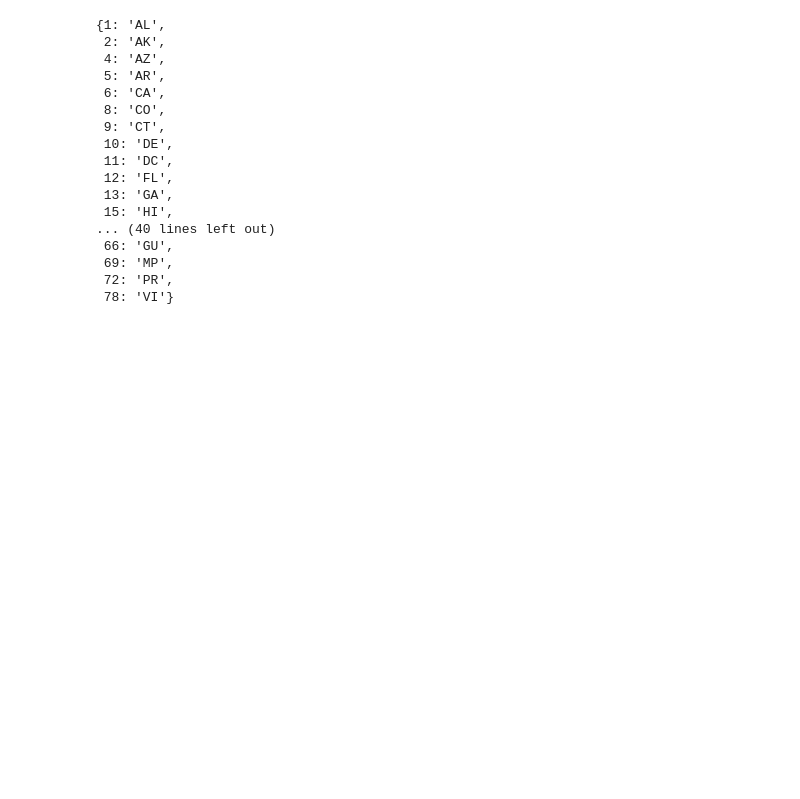
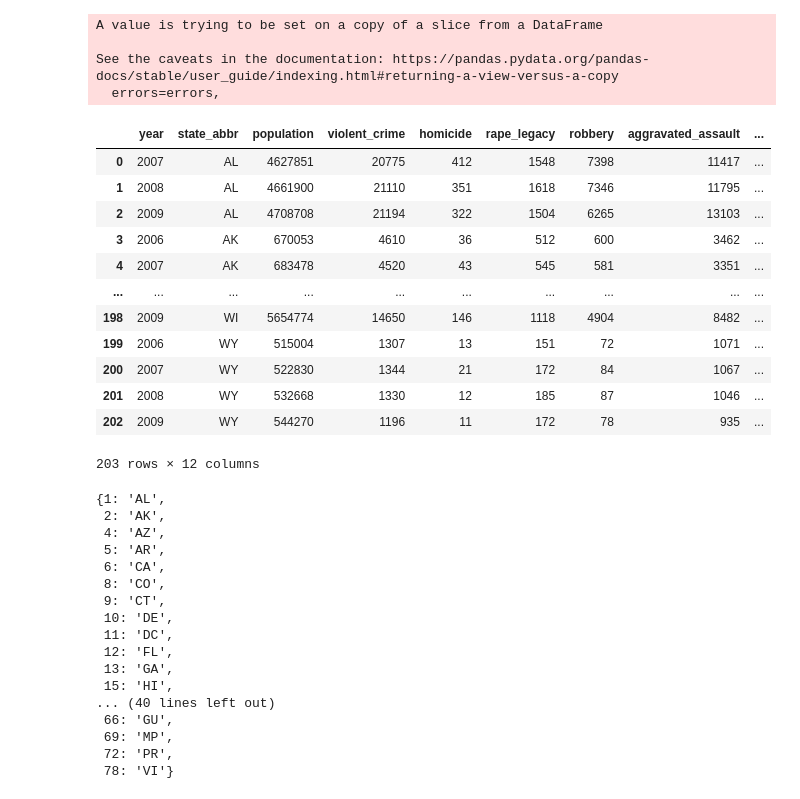
Before and after one commit to klcurtiss/Project1work, a Jupyter notebook: Cleaning Data.ipynb, the cells around one changed output. Drawn from its saved outputs; the diff is of its cells as text; code cells hidden in the pictures; blank space fills up the shorter version.

```diff
--- a/Untitled.ipynb
+++ b/Cleaning Data.ipynb
@@ -25,3 +51,30 @@ estimated_crimes
+# %%
+#Drop two columns with mostly NaN values
+estimated_crimes_2006_09.drop(['rape_revised','caveats'],axis=1,inplace=True)
+estimated_crimes_2006_09 = estimated_crimes_2006_09.iloc[5:]
+
+#Start a new index and drop the old one
+estimated_crimes_2006_09.reset_index(inplace = True)
+estimated_crimes_2006_09.drop(columns = ['index'], inplace = True)
+estimated_crimes_2006_09
+# %% [output]
+A value is trying to be set on a copy of a slice from a DataFrame
+
+See the caveats in the documentation: https://pandas.pydata.org/pandas-docs/stable/user_guide/indexing.html#returning-a-view-versus-a-copy
+  errors=errors,
+|  | year | state_abbr | population | violent_crime | homicide | rape_legacy | robbery | aggravated_assault | ... |
+| 0 | 2007 | AL | 4627851 | 20775 | 412 | 1548 | 7398 | 11417 | ... |
+| 1 | 2008 | AL | 4661900 | 21110 | 351 | 1618 | 7346 | 11795 | ... |
+| 2 | 2009 | AL | 4708708 | 21194 | 322 | 1504 | 6265 | 13103 | ... |
+| 3 | 2006 | AK | 670053 | 4610 | 36 | 512 | 600 | 3462 | ... |
+| 4 | 2007 | AK | 683478 | 4520 | 43 | 545 | 581 | 3351 | ... |
+| ... | ... | ... | ... | ... | ... | ... | ... | ... | ... |
+| 198 | 2009 | WI | 5654774 | 14650 | 146 | 1118 | 4904 | 8482 | ... |
+| 199 | 2006 | WY | 515004 | 1307 | 13 | 151 | 72 | 1071 | ... |
+| 200 | 2007 | WY | 522830 | 1344 | 21 | 172 | 84 | 1067 | ... |
+| 201 | 2008 | WY | 532668 | 1330 | 12 | 185 | 87 | 1046 | ... |
+| 202 | 2009 | WY | 544270 | 1196 | 11 | 172 | 78 | 935 | ... |
+203 rows × 12 columns
 # %%
 #State Abbreviations replacement  for Graduation Data
 state_abbr = {
```
Also changed, not shown: parts of 3 cells of this notebook.
